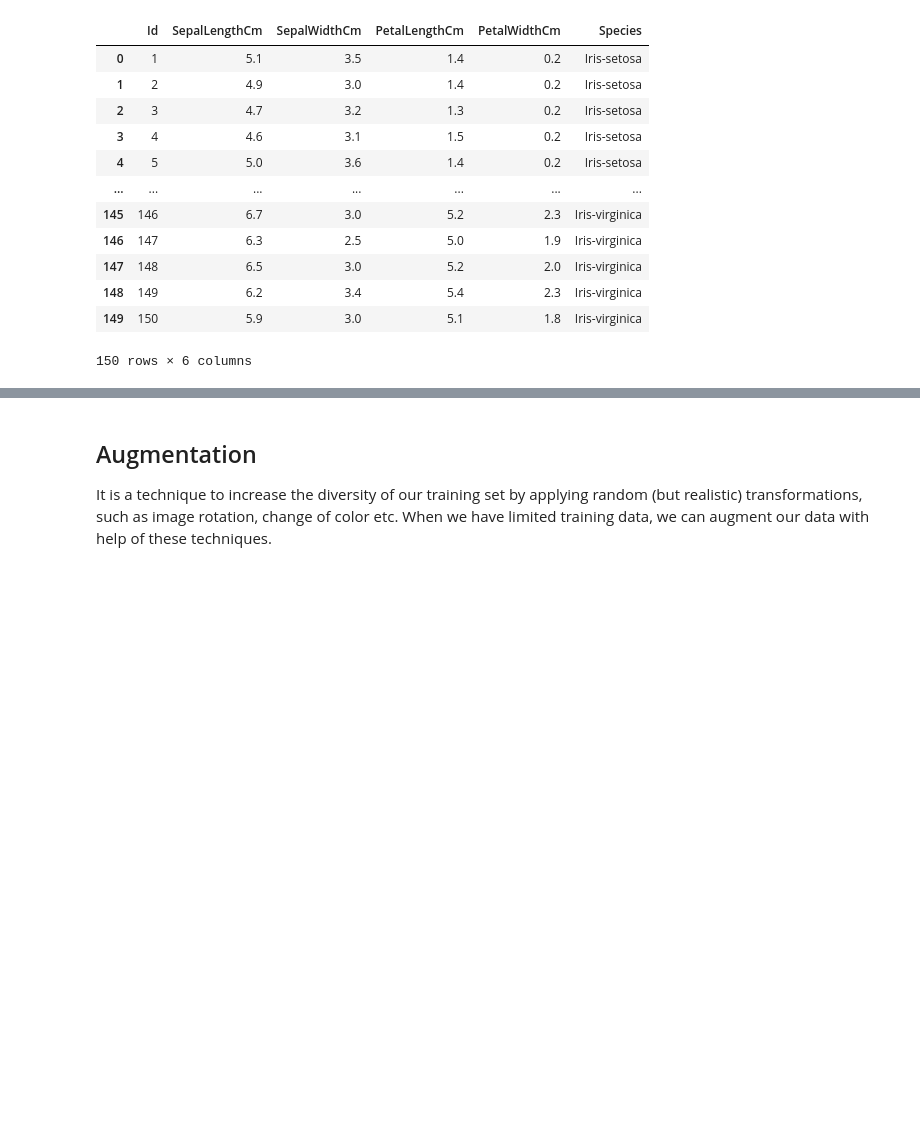
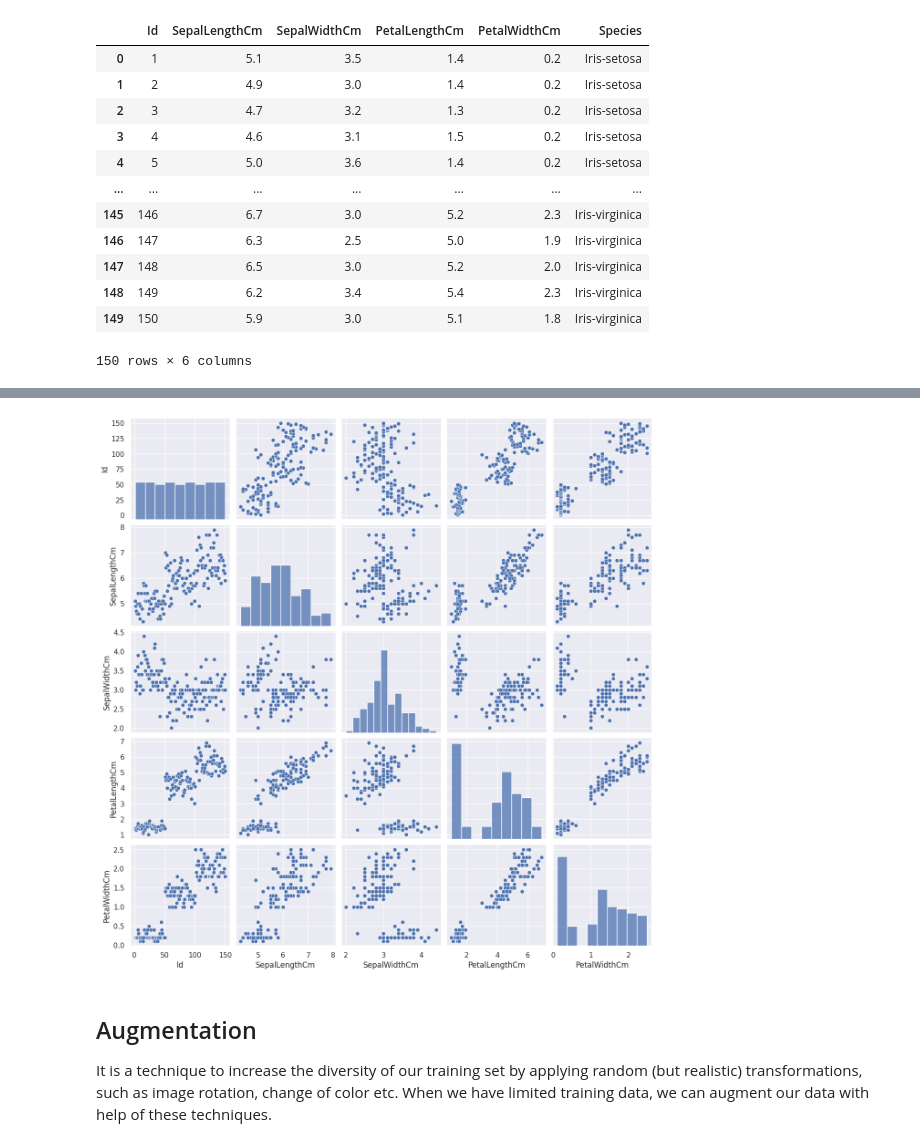
Before and after one commit to TanviKandalla/SRISHTI_2023, a Jupyter notebook: Copy_of_DataFeatures&Augmentation.ipynb, the cells around one changed output, grey strips where cells are left out. Drawn from its saved outputs; the diff is of its cells as text; code cells hidden in the pictures; blank space fills up the shorter version.

Commit message:
Completed Assignment 2: Data Features & Augmentation

```diff
--- a/Copy_of_DataFeatures&Augmentation.ipynb
+++ b/Copy_of_DataFeatures&Augmentation.ipynb
@@ -332,31 +329,3 @@ iris
 | 148 | 149 | 6.2 | 3.4 | 5.4 | 2.3 | Iris-virginica |
 | 149 | 150 | 5.9 | 3.0 | 5.1 | 1.8 | Iris-virginica |
 150 rows × 6 columns
-# %%
-import matplotlib.pyplot as plt
-import pandas as pd
-import seaborn as sns
-from mpl_toolkits.mplot3d import Axes3D
-
-
-sns.set(style = "darkgrid")
-
-fig = plt.figure()
-ax = fig.add_subplot(111, projection = '3d')
-
-# Separate data for each species
-setosa = iris[iris['Species'] == 'Iris-setosa']
-versicolor = iris[iris['Species'] == 'Iris-versicolor']
-virginica = iris[iris['Species'] == 'Iris-virginica']
-
-# Plot each species with a different color
-ax.scatter(setosa['SepalLengthCm'], setosa['SepalWidthCm'], setosa['PetalLengthCm'], c='red', label='Setosa')
-ax.scatter(versicolor['SepalLengthCm'], versicolor['SepalWidthCm'], versicolor['PetalLengthCm'], c='green', label='Versicolor')
-ax.scatter(virginica['SepalLengthCm'], virginica['SepalWidthCm'], virginica['PetalLengthCm'], c='blue', label='Virginica')
-
-ax.set_xlabel("Sepal Length")
-ax.set_ylabel("Sepal Width")
-ax.set_zlabel("Petal Length")
-ax.legend()
-
-plt.show()
@@ -365,3 +335,9 @@ plt.show()
+# %%
+import matplotlib.pyplot as plt
+sns.pairplot(iris)
+plt.show()
+# %% [output]
+[figure, added]
 # %% [markdown]
 ## Augmentation
 It is a technique to increase the diversity of our training set by applying random (but realistic) transformations, such as image rotation, change of color etc. When we have limited training data, we can augment our data with help of these techniques.
```
Also changed, not shown: parts of 15 cells of this notebook.
